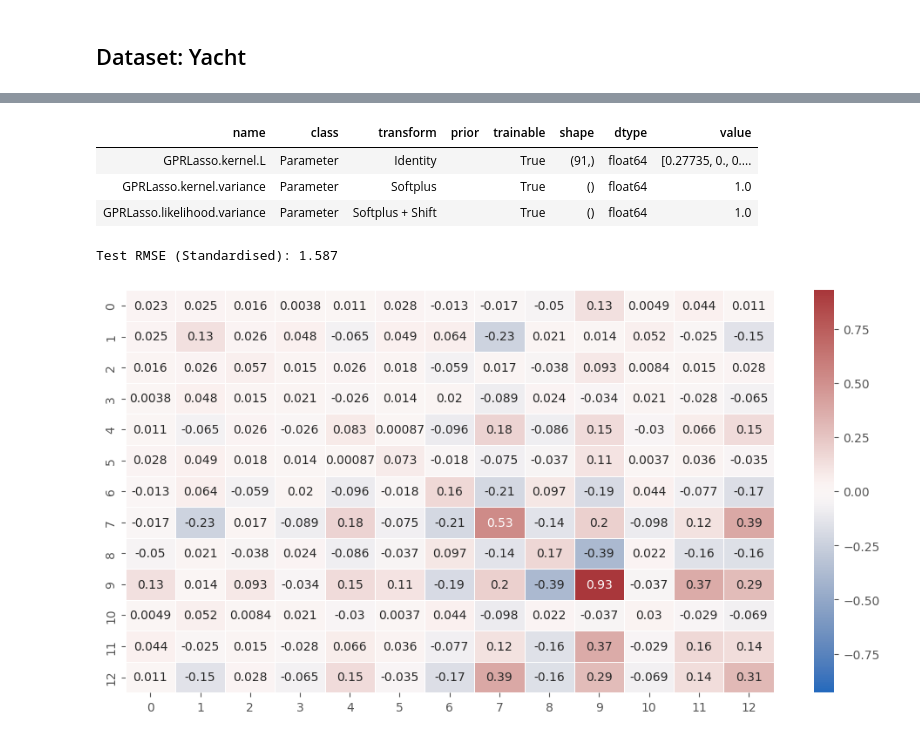
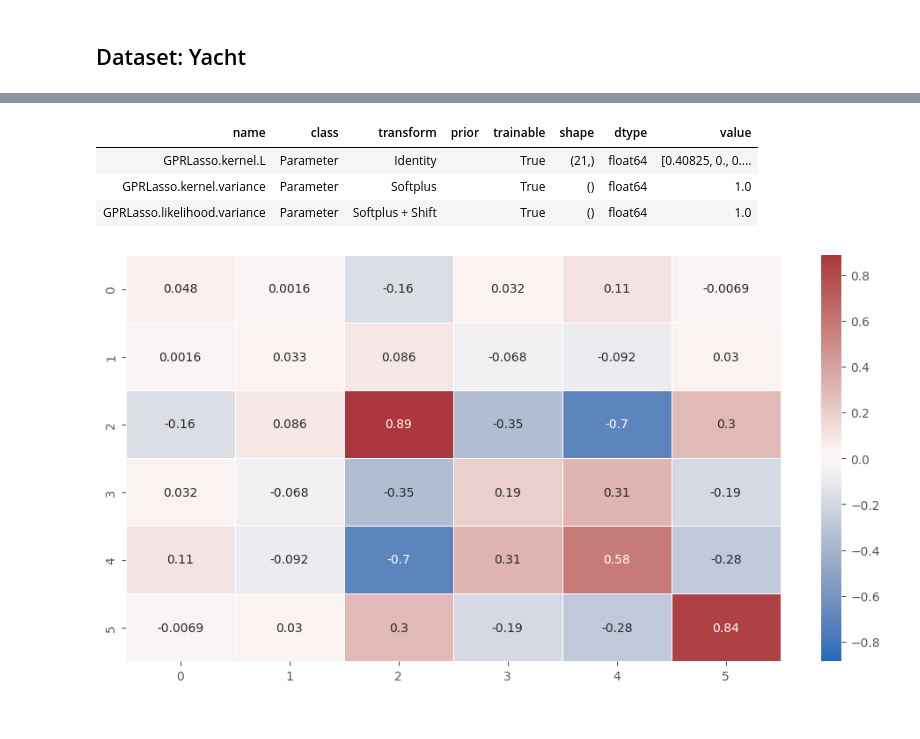
Before and after one commit to mattyred/BSGP_Automatic_Independence_Determination, a Jupyter notebook: LambdaRBFKernel/Experiment.ipynb, the cells around one changed output, grey strips where cells are left out. Drawn from its saved outputs; the diff is of its cells as text; code cells hidden in the pictures.

Commit message:
Collecting results with Lasso+GPR

```diff
--- a/LambdaRBFKernel/Experiment.ipynb
+++ b/LambdaRBFKernel/Experiment.ipynb
@@ -10,3 +11,6 @@ from src.models.models import GPRLasso
 To enable them in other operations, rebuild TensorFlow with the appropriate compiler flags.
 # %% [markdown]
 ## Dataset: Yacht
+# %%
+X_train, Y_train,  X_test, Y_test, Y_train_mean, Y_train_std = create_dataset('yacht', 0)
+D = X_train.shape[1]
@@ -13,3 +38,2 @@ To enable them in other operations, rebuild TensorFlow with the appropriate comp
 # %%
-X, Y = create_dataset('boston', 0, False)
-D = X.shape[1]
+X, Y = create_dataset('yacht', 0, False)
@@ -16,16 +52,12 @@ D = X.shape[1]
 # %%
 LRBF = LambdaRBF(variance=1.0, randomized=False, d=D)
-gpr_lasso_LRBF = GPRLasso(data=(X, Y), kernel=LRBF, lasso=0)
+gpr_lasso_LRBF = GPRLasso(data=(X, Y), kernel=LRBF, lasso=0.1)
 gpflow.utilities.print_summary(gpr_lasso_LRBF, fmt="notebook")
 gpr_lasso_LRBF.train()
 plot_matrix(gpr_lasso_LRBF.kernel.precision())
-y_test_pred, _ = gpr_lasso_LRBF.predict_f(X)
-test_rmse_stan = mean_squared_error(Y, y_test_pred, squared=False)
-print('Test RMSE (Standardised): %.3f'%(test_rmse_stan))
 # %% [output]
 | name | class | transform | prior | trainable | shape | dtype | value |
-| GPRLasso.kernel.L | Parameter | Identity |  | True | (91,) | float64 | [0.27735, 0., 0.... |
+| GPRLasso.kernel.L | Parameter | Identity |  | True | (21,) | float64 | [0.40825, 0., 0.... |
 | GPRLasso.kernel.variance | Parameter | Softplus |  | True | () | float64 | 1.0 |
 | GPRLasso.likelihood.variance | Parameter | Softplus + Shift |  | True | () | float64 | 1.0 |
-Test RMSE (Standardised): 1.587
-[figure, old version]
+[figure, new version]
```
Also changed, not shown: parts of 6 cells of this notebook, 12 other files.
